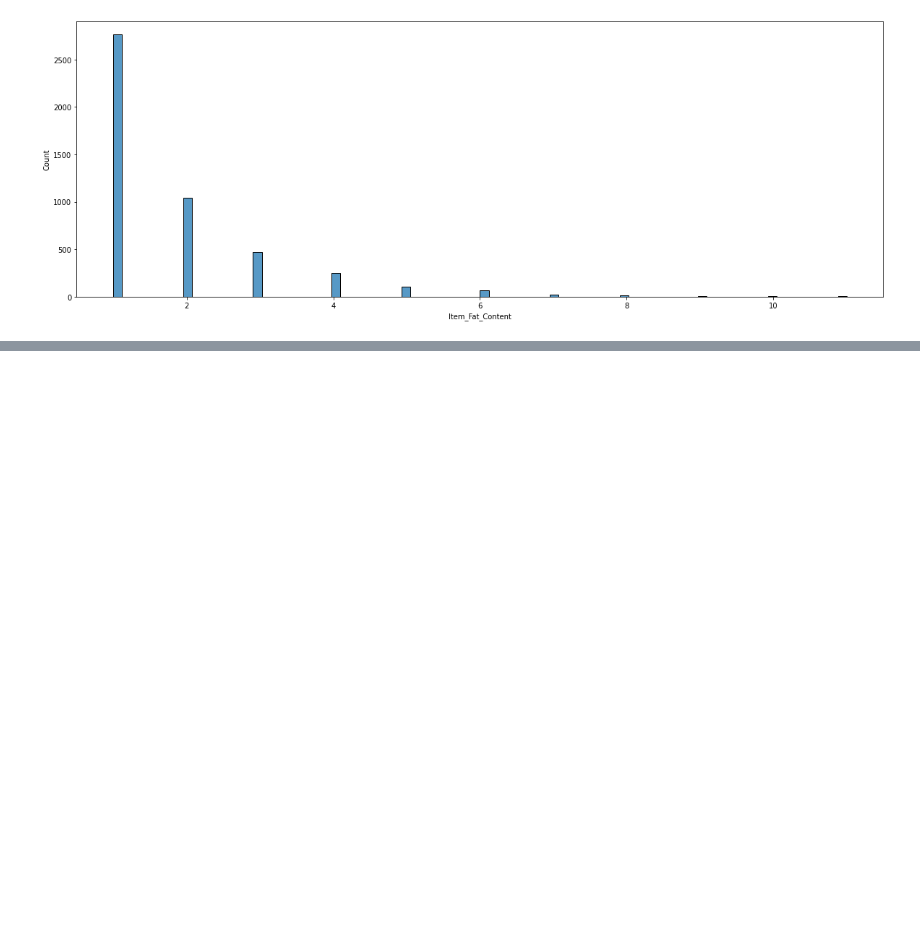
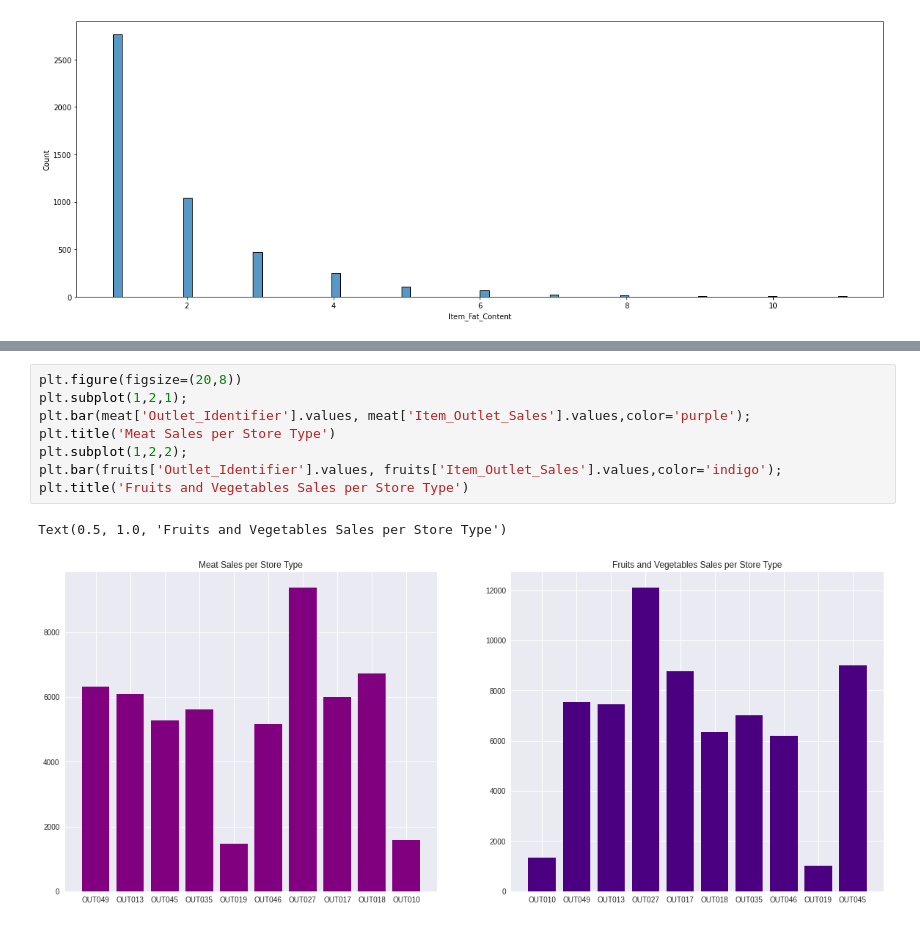
Before and after one commit to meburns2011/Food-Sales-Predictions, a Jupyter notebook: Food_Sales_Predictions.ipynb, the cells around one changed output, grey strips where cells are left out. Cells and saved outputs as stored; diff of their text form; blank space fills up the shorter version.

```diff
--- a/Food_Sales_Predictions.ipynb
+++ b/Food_Sales_Predictions.ipynb
@@ -364,0 +436,11 @@ sns.histplot(fat_sales);
+# %%
+plt.figure(figsize=(20,8))
+plt.subplot(1,2,1);
+plt.bar(meat['Outlet_Identifier'].values, meat['Item_Outlet_Sales'].values,color='purple');
+plt.title('Meat Sales per Store Type')
+plt.subplot(1,2,2);
+plt.bar(fruits['Outlet_Identifier'].values, fruits['Item_Outlet_Sales'].values,color='indigo');
+plt.title('Fruits and Vegetables Sales per Store Type')
+# %% [output]
+Text(0.5, 1.0, 'Fruits and Vegetables Sales per Store Type')
+[figure, added]
```
Also changed, not shown: parts of 22 cells of this notebook.
